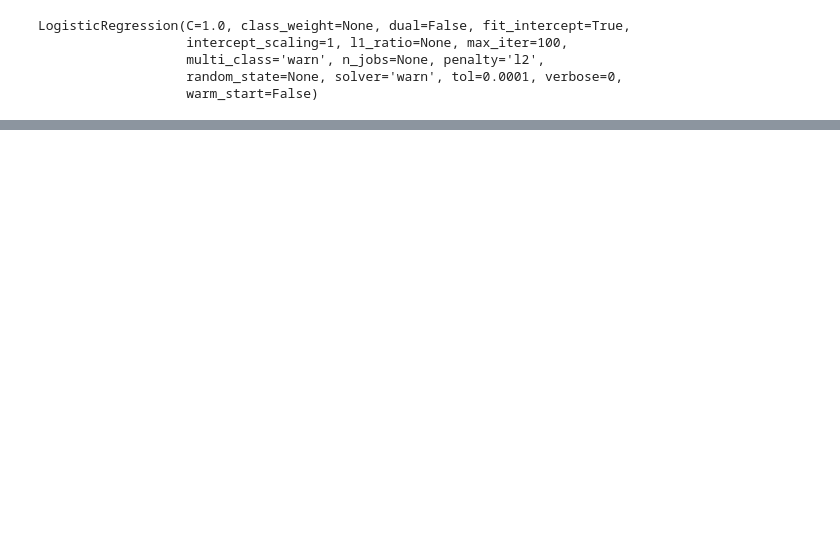
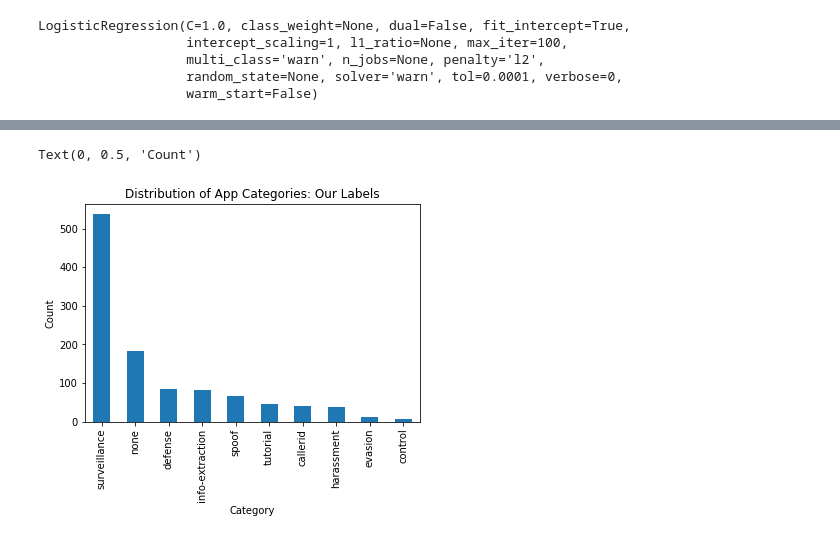
Before and after one commit to dni138/ML_IPV, a Jupyter notebook: Model_Experimentation_Apps.ipynb, the cells around one changed output, grey strips where cells are left out. Cells and saved outputs as stored; diff of their text form; code cells hidden in the pictures; blank space fills up the shorter version.

```diff
--- a/Model_Experimentation_Apps.ipynb
+++ b/Model_Experimentation_Apps.ipynb
@@ -285,0 +440,2 @@ f1_score(test_labels, predictions, average = 'macro')
+# %%
+data = data[['appId', 'text', 'category']]
@@ -285,0 +637,6 @@ f1_score(test_labels, predictions, average = 'macro')
+# %%
+tfidf_init = tfidf(stop_words = stopwords, min_df = 5)
+vocabulary = tfidf_init.fit(data.text)
+# %%
+new_app_data_matrix = vocabulary.transform(new_app_data.text.values)
+data_matrix = vocabulary.transform(data.text.values)
@@ -285,0 +645,2 @@ f1_score(test_labels, predictions, average = 'macro')
+# %%
+data = pd.concat([data, pd.DataFrame(data_matrix.toarray())], axis = 1)
@@ -285,0 +724,8 @@ f1_score(test_labels, predictions, average = 'macro')
+# %%
+data.category.value_counts().plot(kind = 'bar')
+plt.title('Distribution of App Categories: Our Labels')
+plt.xlabel('Category')
+plt.ylabel('Count')
+# %% [output]
+Text(0, 0.5, 'Count')
+[figure, added]
```
Also changed, not shown: parts of 93 cells of this notebook.
